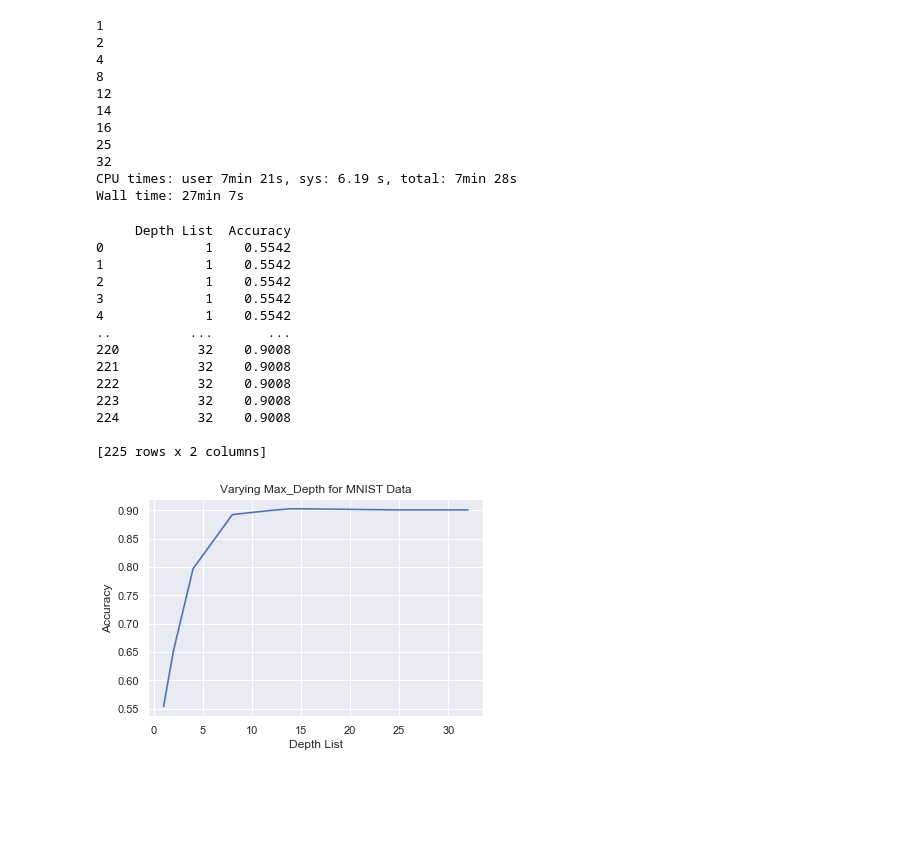
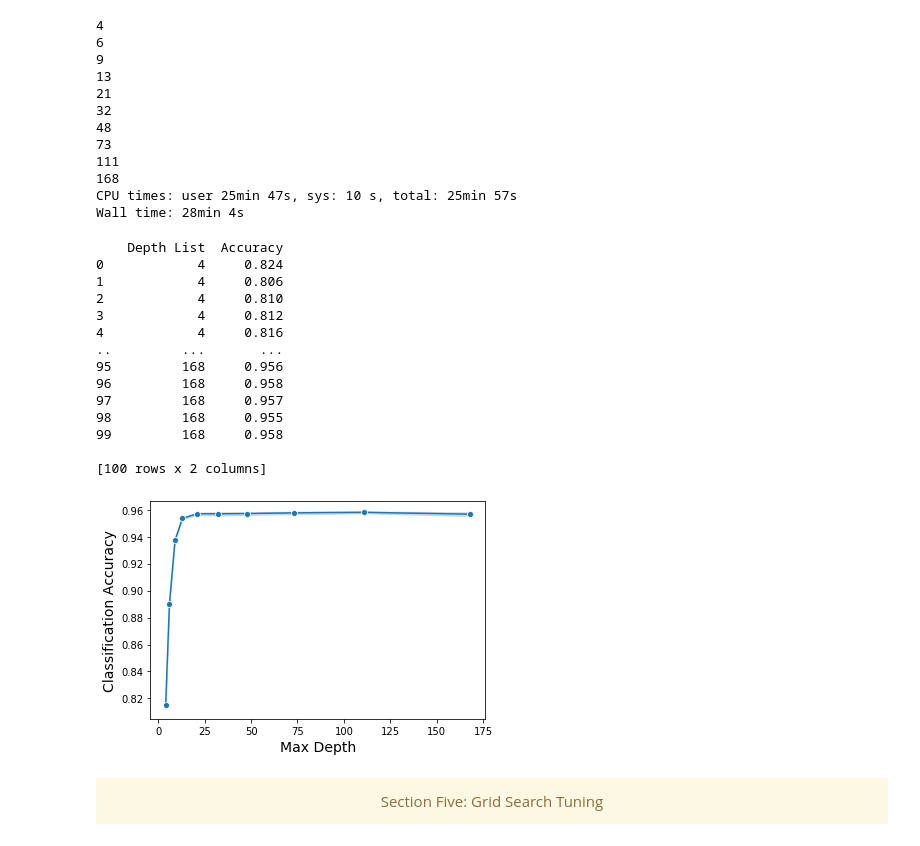
Before and after one commit to NeuroDataDesign/team-forbidden-forest, a Jupyter notebook: JennyTrieu/Hyperparameter_Tuning_RF.ipynb, the cells around one changed output. Saved outputs shown, nothing was run; the diff lists cells and outputs as text; code cells hidden in the pictures; blank space fills up the shorter version.

```diff
--- a/JennyTrieu/Hyperparameter_Tuning_RF.ipynb
+++ b/JennyTrieu/Hyperparameter_Tuning_RF.ipynb
@@ -112,11 +279,14 @@ NameError: name 'dataObj' is not defined
 # %%
 %%time
+# Variable to store the accuracies of each random forest classifier with varying number of features
 accuracies = []
-depths = [1, 2, 4, 8, 12, 14, 16, 25, 32]
+# Number of depths to perform a hyperparameter sweep
+depths = np.logspace(2.0, 8.0, num = 10, base=2.0, endpoint = False, dtype = int)
 
-num_trials = 25
+# Number of experiments to run for each depth value
+num_trials = 10
 
-dataObj = pd.DataFrame()
+depth_dataObj = pd.DataFrame()
 depth_list = []
 accuracy_scores = []
 
@@ -124,7 +294,7 @@ for depth in depths:
     print(depth)
 
     for t in range(num_trials):
-        clf = RandomForestClassifier(n_estimators=500, max_features = 10, max_depth = depth, random_state = 42)
+        clf = RandomForestClassifier(n_estimators=500, max_depth = depth)
         clf.fit(images_train, labels_train)
 
         # Test classifier
@@ -135,40 +305,47 @@ for depth in depths:
         accuracy_scores.append(score)
         depth_list.append(depth)
 
-dataObj['Depth List'] = depth_list
-dataObj['Accuracy'] = accuracy_scores
+depth_dataObj['Depth List'] = depth_list
+depth_dataObj['Accuracy'] = accuracy_scores
 # %% [output]
-1
-2
 4
-8
-12
-14
-16
-25
+6
+9
+13
+21
 32
-CPU times: user 7min 21s, sys: 6.19 s, total: 7min 28s
-Wall time: 27min 7s
+48
+73
+111
+168
+CPU times: user 25min 47s, sys: 10 s, total: 25min 57s
+Wall time: 28min 4s
-# %%
-sns.lineplot(x='Depth List', y='Accuracy',data = dataObj)
-plt.title('Varying Max_Depth for MNIST Data')
-print(dataObj)
-# %% [output]
-     Depth List  Accuracy
-0             1    0.5542
-1             1    0.5542
-2             1    0.5542
-3             1    0.5542
-4             1    0.5542
-..          ...       ...
-220          32    0.9008
-221          32    0.9008
-222          32    0.9008
-223          32    0.9008
-224          32    0.9008
-
-[225 rows x 2 columns]
-[figure, removed]
+# %%
+sns.lineplot(x='Depth List', y='Accuracy',data = depth_dataObj,marker='o')
+plt.xlabel('Max Depth',fontsize=14)
+plt.ylabel('Classification Accuracy',fontsize=14)
+print(depth_dataObj)
+plt.savefig('varying_depths_plot.png', dpi=300, bbox_inches='tight')
+# %% [output]
+    Depth List  Accuracy
+0            4     0.824
+1            4     0.806
+2            4     0.810
+3            4     0.812
+4            4     0.816
+..         ...       ...
+95         168     0.956
+96         168     0.958
+97         168     0.957
+98         168     0.955
+99         168     0.958
+
+[100 rows x 2 columns]
+[figure, added]
+# %% [markdown]
+<div class="alert alert-block alert-warning">
+    <center> Section Five: Grid Search Tuning </center>
+</div>
 # %%
 %%time
 from sklearn.model_selection import GridSearchCV
```
Also changed, not shown: parts of 24 cells of this notebook.
